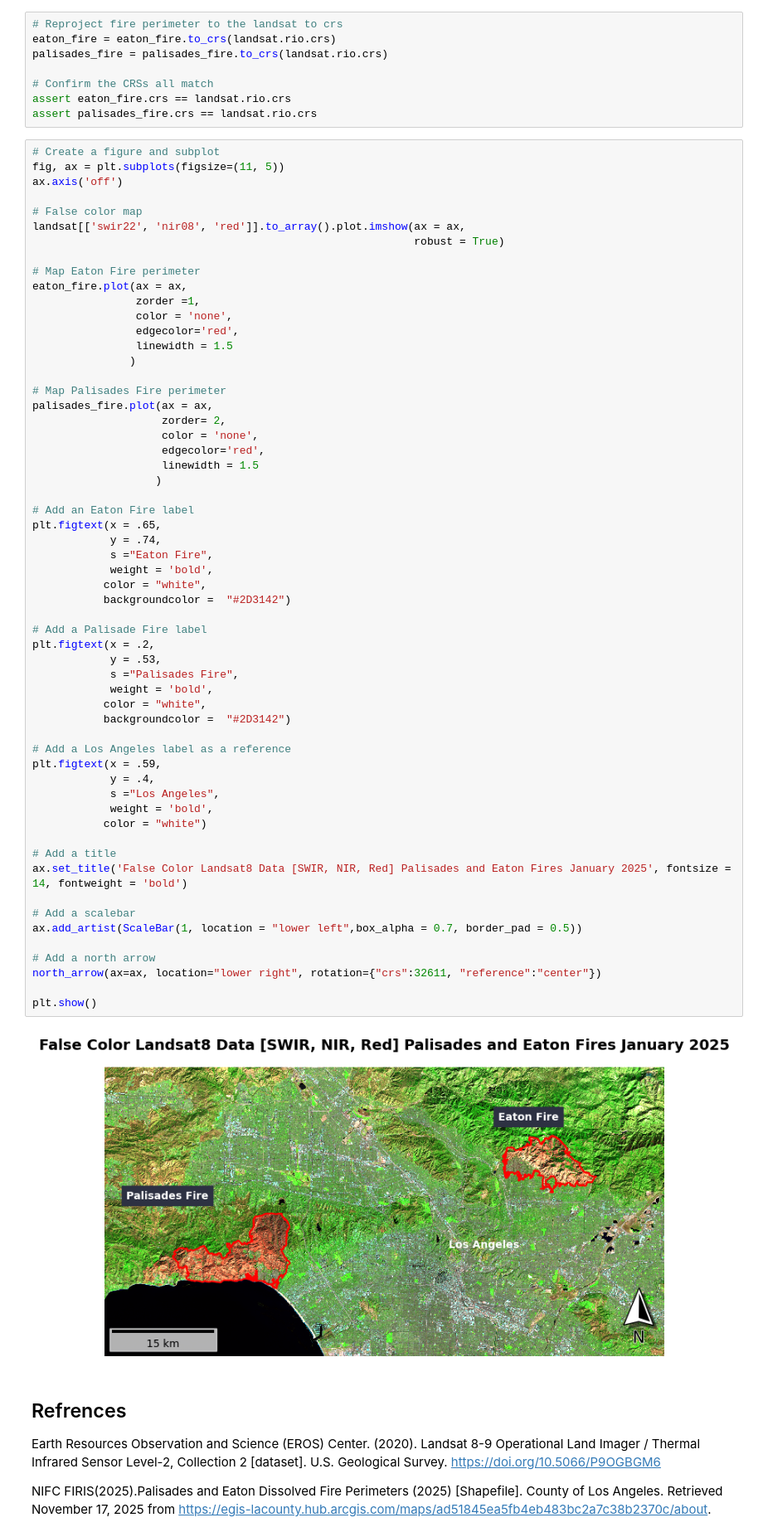
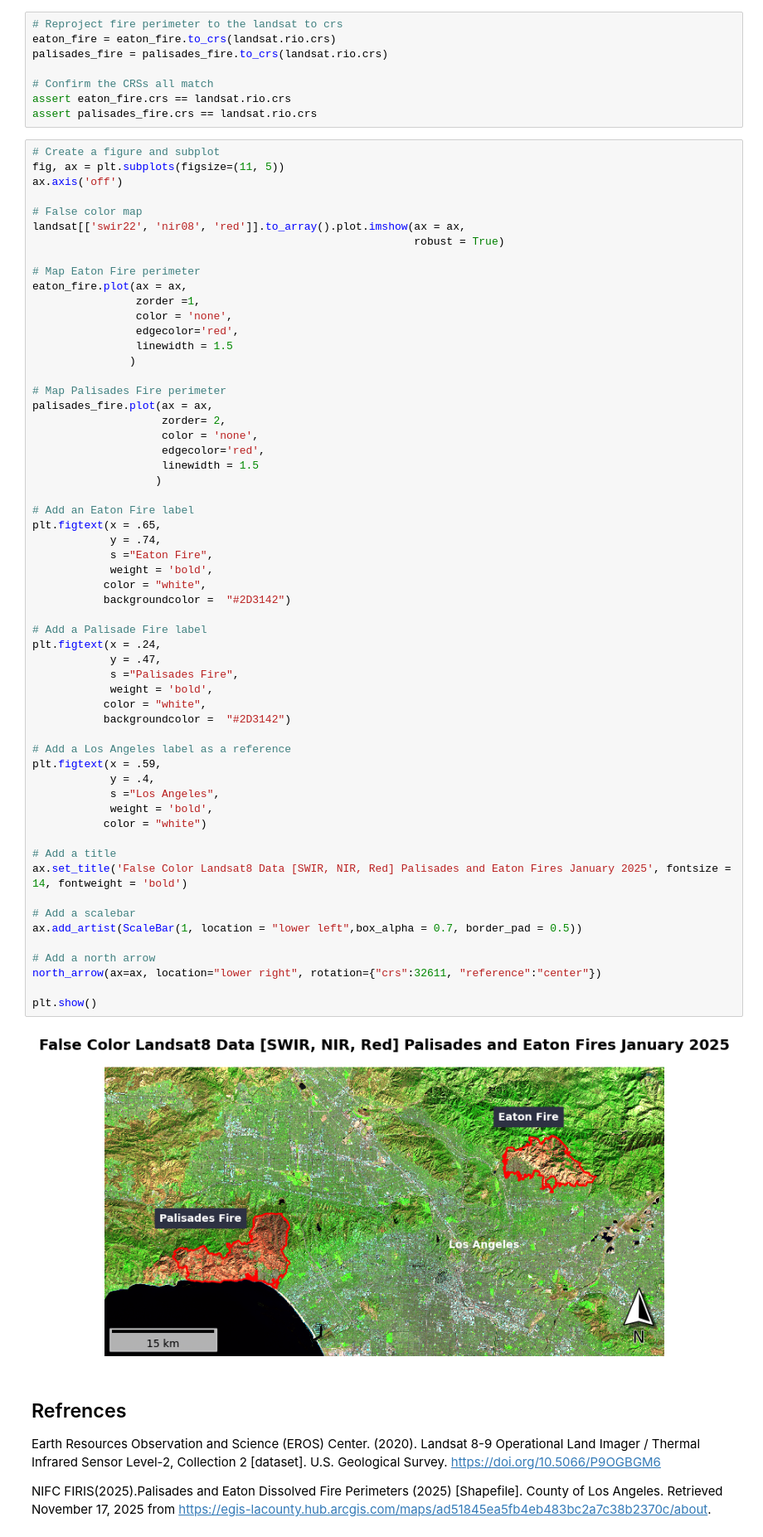
Before and after one commit to sofiiir/eds220-hwk4, a Jupyter notebook: hwk4-task2-false-color-RODAS.ipynb, the cells around one changed output. Shown at 83% size. Saved outputs shown, nothing was run; the diff lists cells and outputs as text.

```diff
--- a/hwk4-task2-false-color-RODAS.ipynb
+++ b/hwk4-task2-false-color-RODAS.ipynb
@@ -334,36 +334,36 @@ plt.figtext(x = .65,
             y = .74,
             s ="Eaton Fire",
             weight = 'bold',
            color = "white",
            backgroundcolor =  "#2D3142")
 
 # Add a Palisade Fire label
-plt.figtext(x = .2,
-            y = .53,
+plt.figtext(x = .24,
+            y = .47,
             s ="Palisades Fire",
             weight = 'bold',
            color = "white",
            backgroundcolor =  "#2D3142")
 
 # Add a Los Angeles label as a reference
 plt.figtext(x = .59,
             y = .4,
             s ="Los Angeles",
             weight = 'bold',
            color = "white")
 
 # Add a title
 ax.set_title('False Color Landsat8 Data [SWIR, NIR, Red] Palisades and Eaton Fires January 2025', fontsize = 14, fontweight = 'bold')
 
 # Add a scalebar
 ax.add_artist(ScaleBar(1, location = "lower left",box_alpha = 0.7, border_pad = 0.5))
 
 # Add a north arrow
 north_arrow(ax=ax, location="lower right", rotation={"crs":32611, "reference":"center"})
 
 plt.show()
 # %% [output]
-[figure, old version]
+[figure, new version]
 # %% [markdown]
 ## Refrences
 
```
